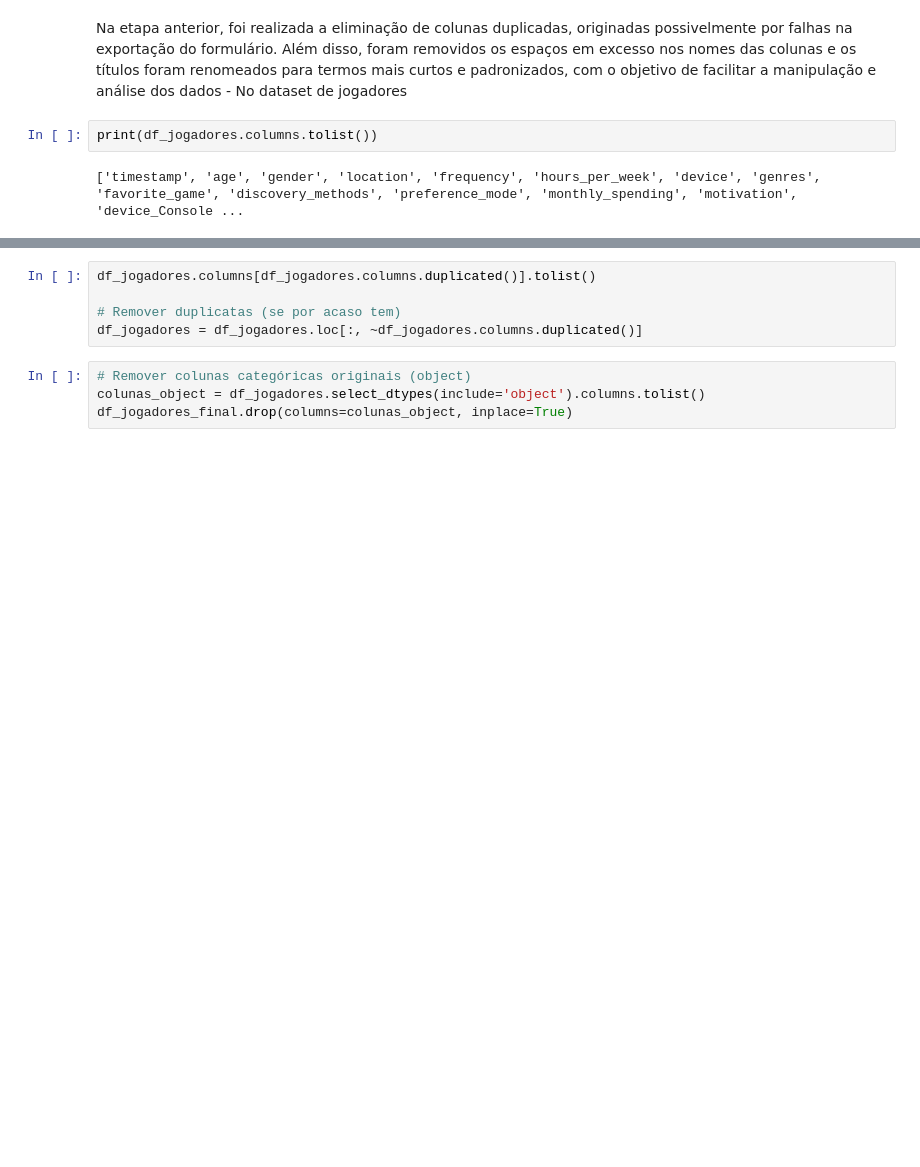
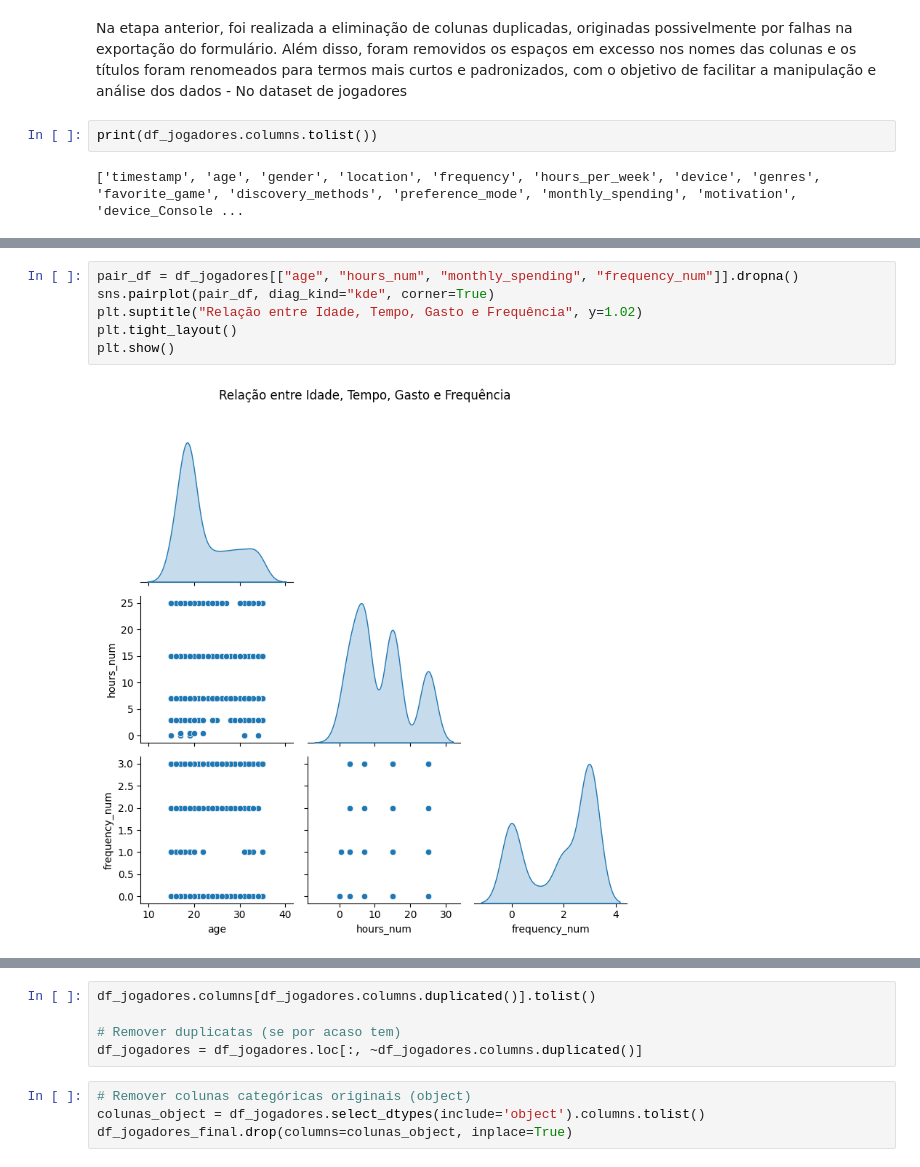
Before and after one commit to zeliasporto/game_rec, a Jupyter notebook: ProjetoFinalJogos_corrigido.ipynb, the cells around one changed output, grey strips where cells are left out. Drawn from its saved outputs; the diff is of its cells as text; blank space fills up the shorter version.

```diff
--- a/ProjetoFinalJogos_corrigido.ipynb
+++ b/ProjetoFinalJogos_corrigido.ipynb
@@ -381,0 +413,8 @@ df_jogadores_final = pd.concat(
+# %%
+pair_df = df_jogadores[["age", "hours_num", "monthly_spending", "frequency_num"]].dropna()
+sns.pairplot(pair_df, diag_kind="kde", corner=True)
+plt.suptitle("Relação entre Idade, Tempo, Gasto e Frequência", y=1.02)
+plt.tight_layout()
+plt.show()
+# %% [output]
+[figure, added]
```
Also changed, not shown: parts of 15 cells of this notebook, 4 other files.
